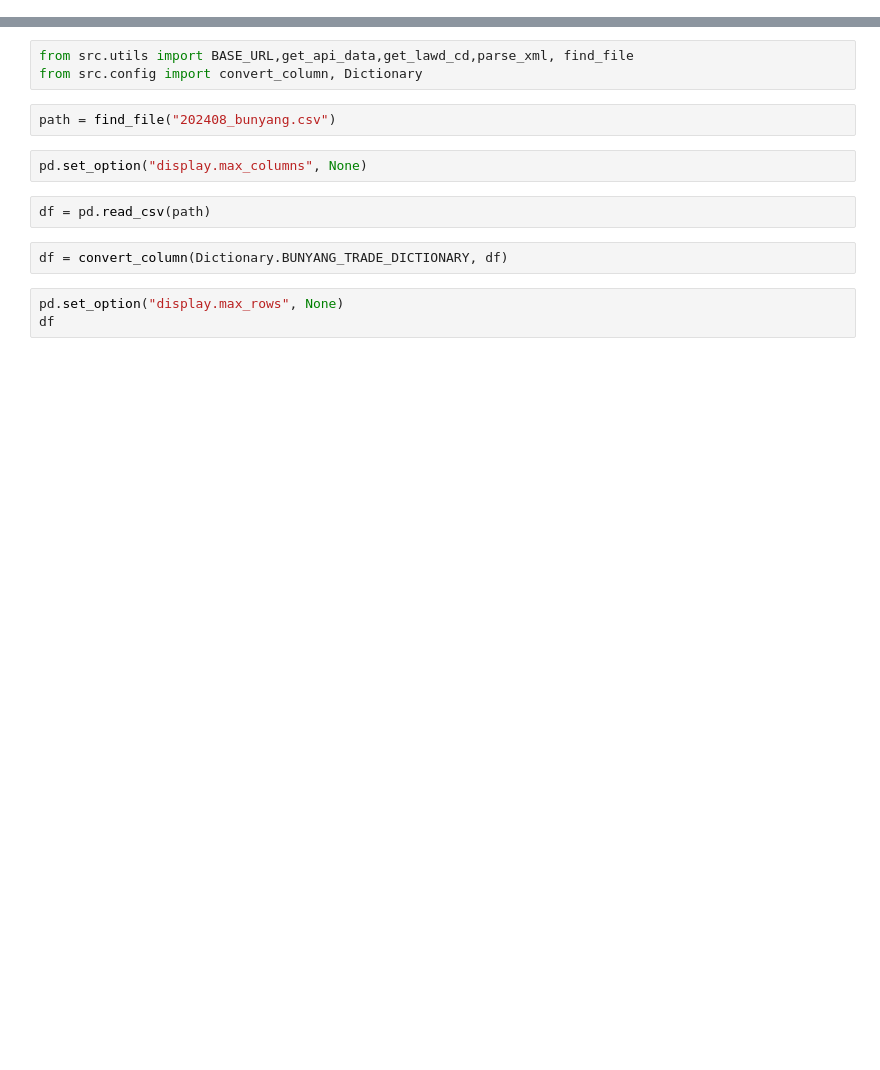
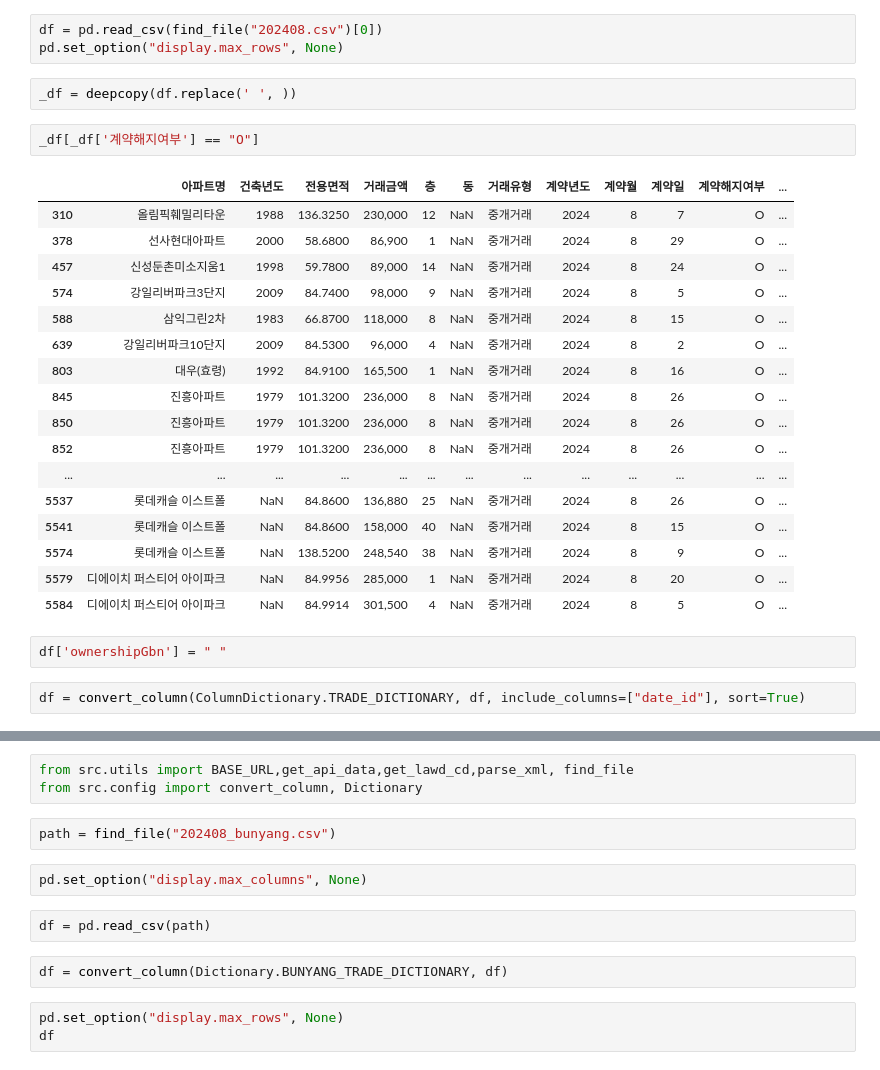
Before and after one commit to aiqwe/apt_trade, a Jupyter notebook: notebook.ipynb, the cells around one changed output, grey strips where cells are left out. Cells and saved outputs as stored; diff of their text form; blank space fills up the shorter version.

```diff
--- a/notebook.ipynb
+++ b/notebook.ipynb
@@ -2,0 +8,29 @@ import pandas as pd
+# %%
+df = pd.read_csv(find_file("202408.csv")[0])
+pd.set_option("display.max_rows", None)
+# %%
+_df = deepcopy(df.replace(' ', ))
+# %%
+_df[_df['계약해지여부'] == "O"]
+# %% [output]
+|  | 아파트명 | 건축년도 | 전용면적 | 거래금액 | 층 | 동 | 거래유형 | 계약년도 | 계약월 | 계약일 | 계약해지여부 | ... |
+| 310 | 올림픽훼밀리타운 | 1988 | 136.3250 | 230,000 | 12 | NaN | 중개거래 | 2024 | 8 | 7 | O | ... |
+| 378 | 선사현대아파트 | 2000 | 58.6800 | 86,900 | 1 | NaN | 중개거래 | 2024 | 8 | 29 | O | ... |
+| 457 | 신성둔촌미소지움1 | 1998 | 59.7800 | 89,000 | 14 | NaN | 중개거래 | 2024 | 8 | 24 | O | ... |
+| 574 | 강일리버파크3단지 | 2009 | 84.7400 | 98,000 | 9 | NaN | 중개거래 | 2024 | 8 | 5 | O | ... |
+| 588 | 삼익그린2차 | 1983 | 66.8700 | 118,000 | 8 | NaN | 중개거래 | 2024 | 8 | 15 | O | ... |
+| 639 | 강일리버파크10단지 | 2009 | 84.5300 | 96,000 | 4 | NaN | 중개거래 | 2024 | 8 | 2 | O | ... |
+| 803 | 대우(효령) | 1992 | 84.9100 | 165,500 | 1 | NaN | 중개거래 | 2024 | 8 | 16 | O | ... |
+| 845 | 진흥아파트 | 1979 | 101.3200 | 236,000 | 8 | NaN | 중개거래 | 2024 | 8 | 26 | O | ... |
+| 850 | 진흥아파트 | 1979 | 101.3200 | 236,000 | 8 | NaN | 중개거래 | 2024 | 8 | 26 | O | ... |
+| 852 | 진흥아파트 | 1979 | 101.3200 | 236,000 | 8 | NaN | 중개거래 | 2024 | 8 | 26 | O | ... |
+| ... | ... | ... | ... | ... | ... | ... | ... | ... | ... | ... | ... | ... |
+| 5537 | 롯데캐슬 이스트폴 | NaN | 84.8600 | 136,880 | 25 | NaN | 중개거래 | 2024 | 8 | 26 | O | ... |
+| 5541 | 롯데캐슬 이스트폴 | NaN | 84.8600 | 158,000 | 40 | NaN | 중개거래 | 2024 | 8 | 15 | O | ... |
+| 5574 | 롯데캐슬 이스트폴 | NaN | 138.5200 | 248,540 | 38 | NaN | 중개거래 | 2024 | 8 | 9 | O | ... |
+| 5579 | 디에이치 퍼스티어 아이파크 | NaN | 84.9956 | 285,000 | 1 | NaN | 중개거래 | 2024 | 8 | 20 | O | ... |
+| 5584 | 디에이치 퍼스티어 아이파크 | NaN | 84.9914 | 301,500 | 4 | NaN | 중개거래 | 2024 | 8 | 5 | O | ... |
+# %%
+df['ownershipGbn'] = " "
+# %%
+df = convert_column(ColumnDictionary.TRADE_DICTIONARY, df, include_columns=["date_id"], sort=True)
```
Also changed, not shown: parts of 14 cells of this notebook, 18 other files.
